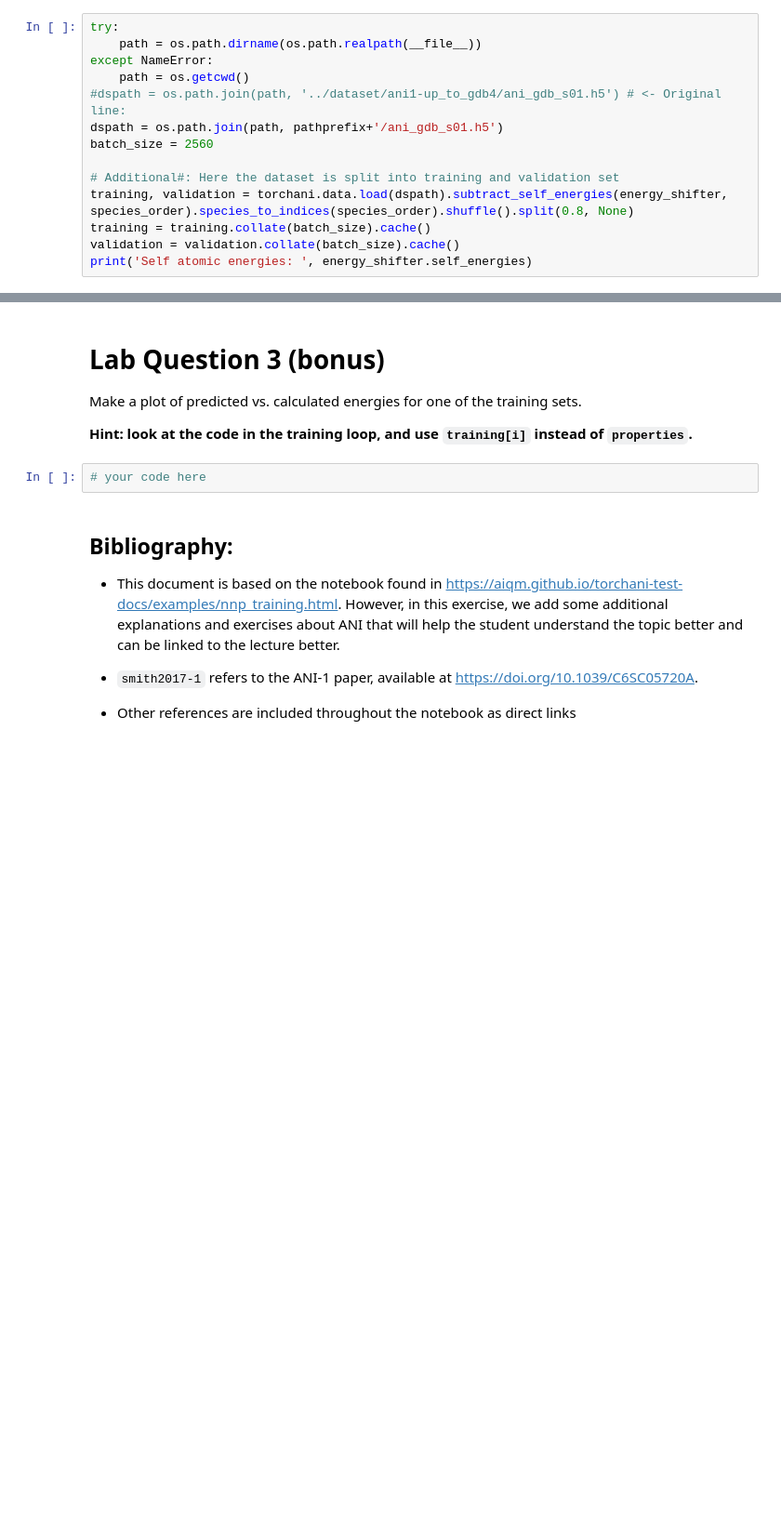
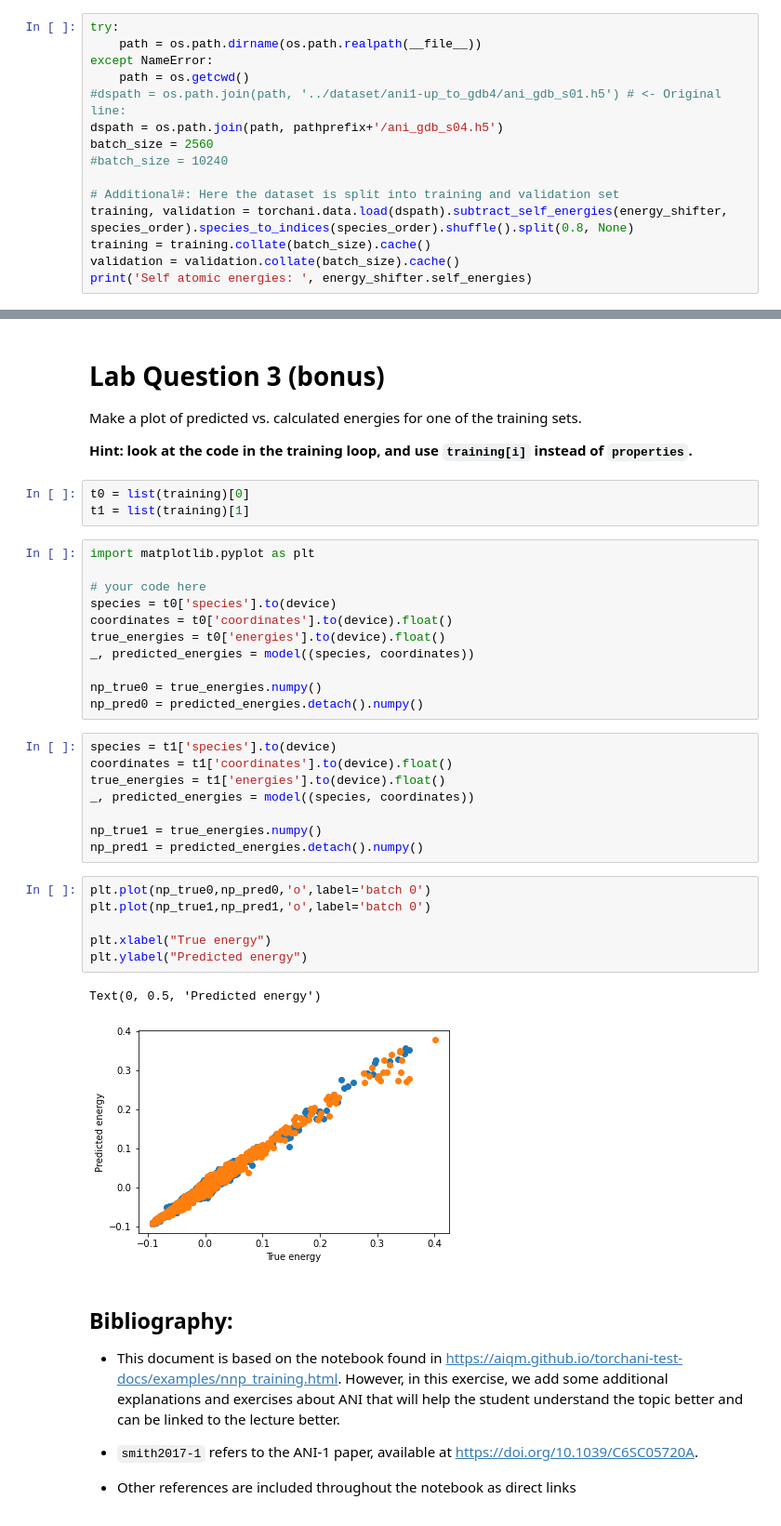
Before and after one commit to ADicksonLab/ml4md-jb, a Jupyter notebook: _sources/Week-10/W10_Lab-MLFF_ANI.ipynb, the cells around one changed output, grey strips where cells are left out. Shown: that part at 93% size. Drawn from its saved outputs; the diff is of its cells as text; blank space fills up the shorter version.

```diff
--- a/_sources/Week-10/W10_Lab-MLFF_ANI.ipynb
+++ b/_sources/Week-10/W10_Lab-MLFF_ANI.ipynb
@@ -131,8 +151,9 @@ try:
 except NameError:
     path = os.getcwd()
 #dspath = os.path.join(path, '../dataset/ani1-up_to_gdb4/ani_gdb_s01.h5') # <- Original line:
-dspath = os.path.join(path, pathprefix+'/ani_gdb_s01.h5')
+dspath = os.path.join(path, pathprefix+'/ani_gdb_s04.h5')
 batch_size = 2560
+#batch_size = 10240
 
 # Additional#: Here the dataset is split into training and validation set
 training, validation = torchani.data.load(dspath).subtract_self_energies(energy_shifter, species_order).species_to_indices(species_order).shuffle().split(0.8, None)
@@ -517,8 +584,37 @@ for i in range(nElements):
 Make a plot of predicted vs. calculated energies for one of the training sets.
 
 **Hint: look at the code in the training loop, and use `training[i]` instead of `properties`.**
-# %%
-# your code here
+# %%
+t0 = list(training)[0]
+t1 = list(training)[1]
+# %%
+import matplotlib.pyplot as plt
+
+# your code here
+species = t0['species'].to(device)
+coordinates = t0['coordinates'].to(device).float()
+true_energies = t0['energies'].to(device).float()
+_, predicted_energies = model((species, coordinates))
+
+np_true0 = true_energies.numpy()
+np_pred0 = predicted_energies.detach().numpy()
+# %%
+species = t1['species'].to(device)
+coordinates = t1['coordinates'].to(device).float()
+true_energies = t1['energies'].to(device).float()
+_, predicted_energies = model((species, coordinates))
+
+np_true1 = true_energies.numpy()
+np_pred1 = predicted_energies.detach().numpy()
+# %%
+plt.plot(np_true0,np_pred0,'o',label='batch 0')
+plt.plot(np_true1,np_pred1,'o',label='batch 0')
+
+plt.xlabel("True energy")
+plt.ylabel("Predicted energy")
+# %% [output]
+Text(0, 0.5, 'Predicted energy')
+[figure, added]
 # %% [markdown]
 ## Bibliography:
 
```
Also changed, not shown: parts of 7 cells of this notebook, 31 other files.
